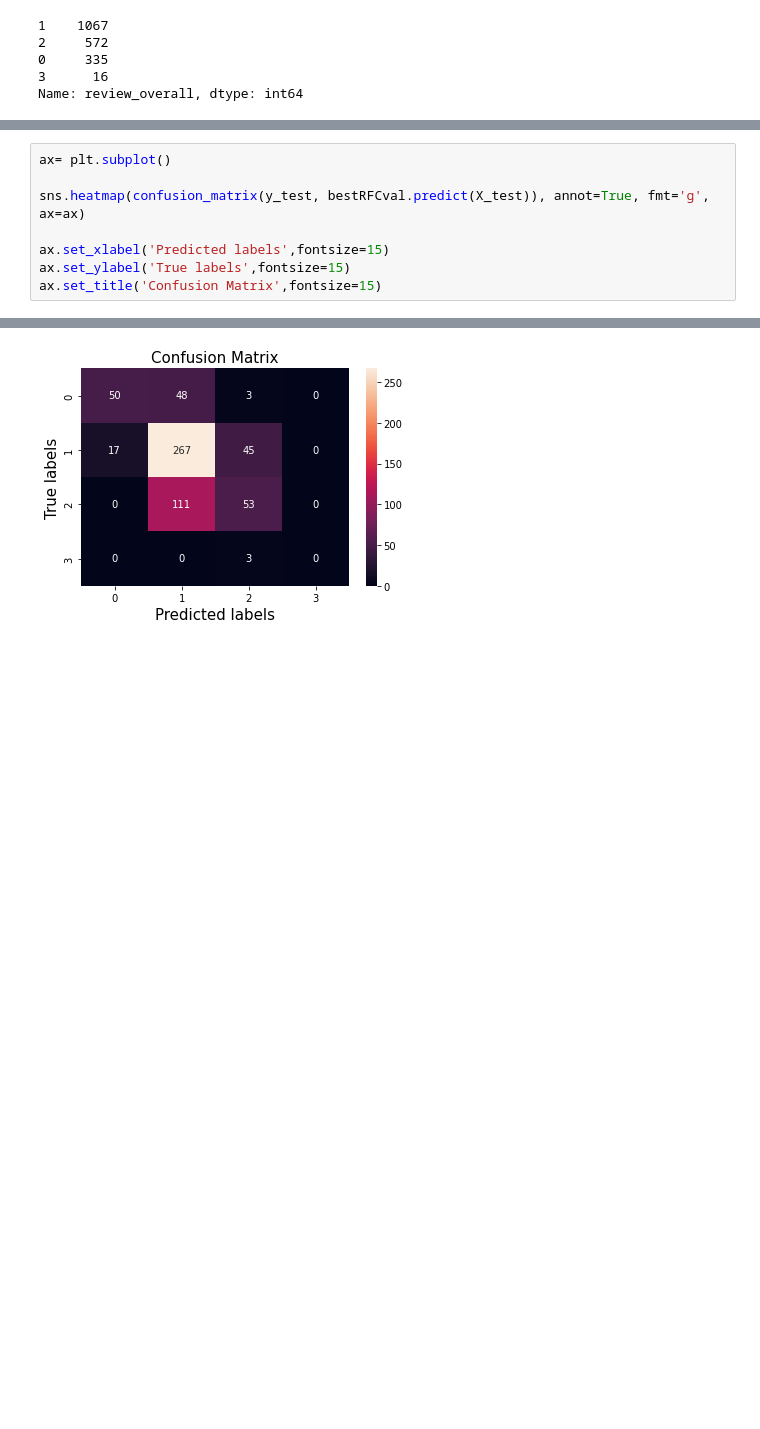
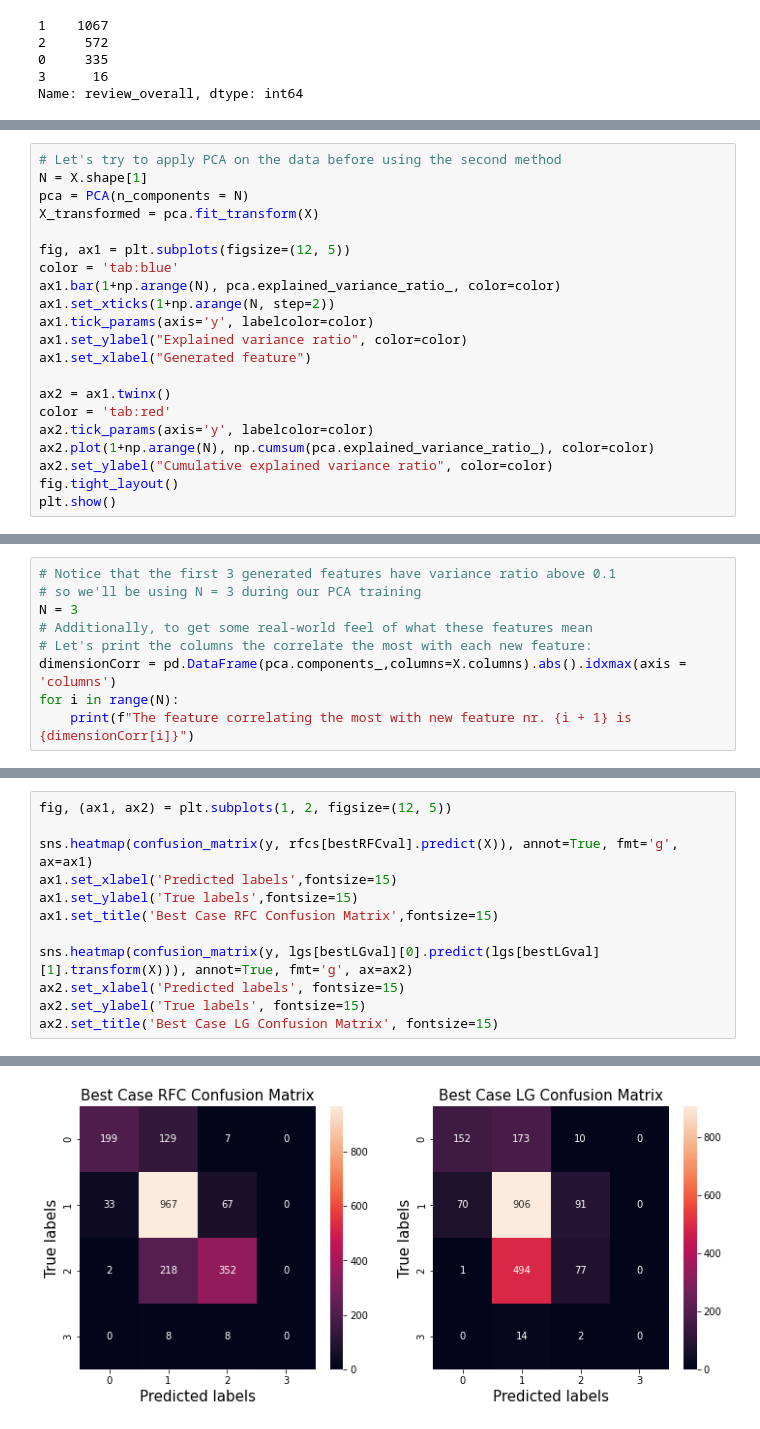
Before and after one commit to marusearadu/CS-C3240-ML-Project, a Jupyter notebook: mlProj.ipynb, the cells around one changed output, grey strips where cells are left out. Drawn from its saved outputs; the diff is of its cells as text; blank space fills up the shorter version.

Commit message:
Added some data visualizations for the project. Added Logistic Regression.

```diff
--- a/mlProj.ipynb
+++ b/mlProj.ipynb
@@ -71,0 +109,21 @@ Name: review_overall, dtype: int64
+# %%
+# Let's try to apply PCA on the data before using the second method
+N = X.shape[1]
+pca = PCA(n_components = N)
+X_transformed = pca.fit_transform(X)
+
+fig, ax1 = plt.subplots(figsize=(12, 5))
+color = 'tab:blue'
+ax1.bar(1+np.arange(N), pca.explained_variance_ratio_, color=color)
+ax1.set_xticks(1+np.arange(N, step=2))
+ax1.tick_params(axis='y', labelcolor=color)
+ax1.set_ylabel("Explained variance ratio", color=color)
+ax1.set_xlabel("Generated feature")
+
+ax2 = ax1.twinx()
+color = 'tab:red'
+ax2.tick_params(axis='y', labelcolor=color)
+ax2.plot(1+np.arange(N), np.cumsum(pca.explained_variance_ratio_), color=color)
+ax2.set_ylabel("Cumulative explained variance ratio", color=color)
+fig.tight_layout()
+plt.show()
@@ -71,0 +132,9 @@ Name: review_overall, dtype: int64
+# %%
+# Notice that the first 3 generated features have variance ratio above 0.1
+# so we'll be using N = 3 during our PCA training
+N = 3
+# Additionally, to get some real-world feel of what these features mean
+# Let's print the columns the correlate the most with each new feature:
+dimensionCorr = pd.DataFrame(pca.components_,columns=X.columns).abs().idxmax(axis = 'columns')
+for i in range(N):
+    print(f"The feature correlating the most with new feature nr. {i + 1} is {dimensionCorr[i]}")
@@ -107,9 +201,13 @@ The test accuracy of the best validation model is 0.6197654941373534.
 # %%
-ax= plt.subplot()
+fig, (ax1, ax2) = plt.subplots(1, 2, figsize=(12, 5))
 
-sns.heatmap(confusion_matrix(y_test, bestRFCval.predict(X_test)), annot=True, fmt='g', ax=ax)
+sns.heatmap(confusion_matrix(y, rfcs[bestRFCval].predict(X)), annot=True, fmt='g', ax=ax1)
+ax1.set_xlabel('Predicted labels',fontsize=15)
+ax1.set_ylabel('True labels',fontsize=15)
+ax1.set_title('Best Case RFC Confusion Matrix',fontsize=15)
 
-ax.set_xlabel('Predicted labels',fontsize=15)
-ax.set_ylabel('True labels',fontsize=15)
-ax.set_title('Confusion Matrix',fontsize=15)
+sns.heatmap(confusion_matrix(y, lgs[bestLGval][0].predict(lgs[bestLGval][1].transform(X))), annot=True, fmt='g', ax=ax2)
+ax2.set_xlabel('Predicted labels', fontsize=15)
+ax2.set_ylabel('True labels', fontsize=15)
+ax2.set_title('Best Case LG Confusion Matrix', fontsize=15)
 # %% [output]
@@ -117 +215 @@ Text(0.5, 1.0, 'Confusion Matrix')
-[figure, old version]
+[figure, new version]
```
Also changed, not shown: parts of 9 cells of this notebook.
